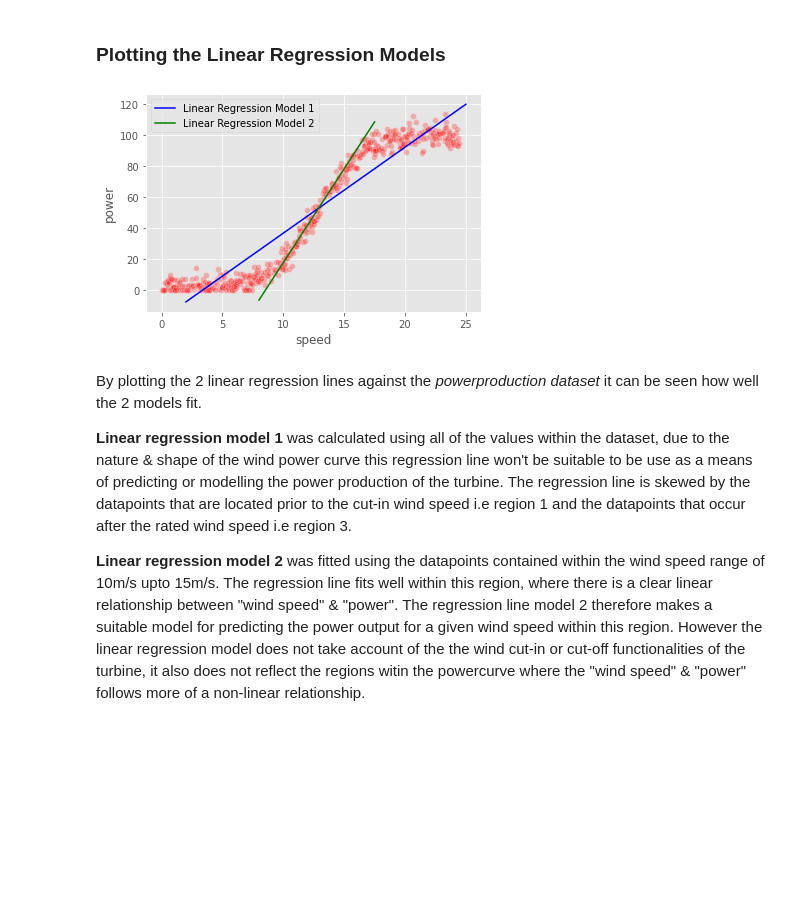
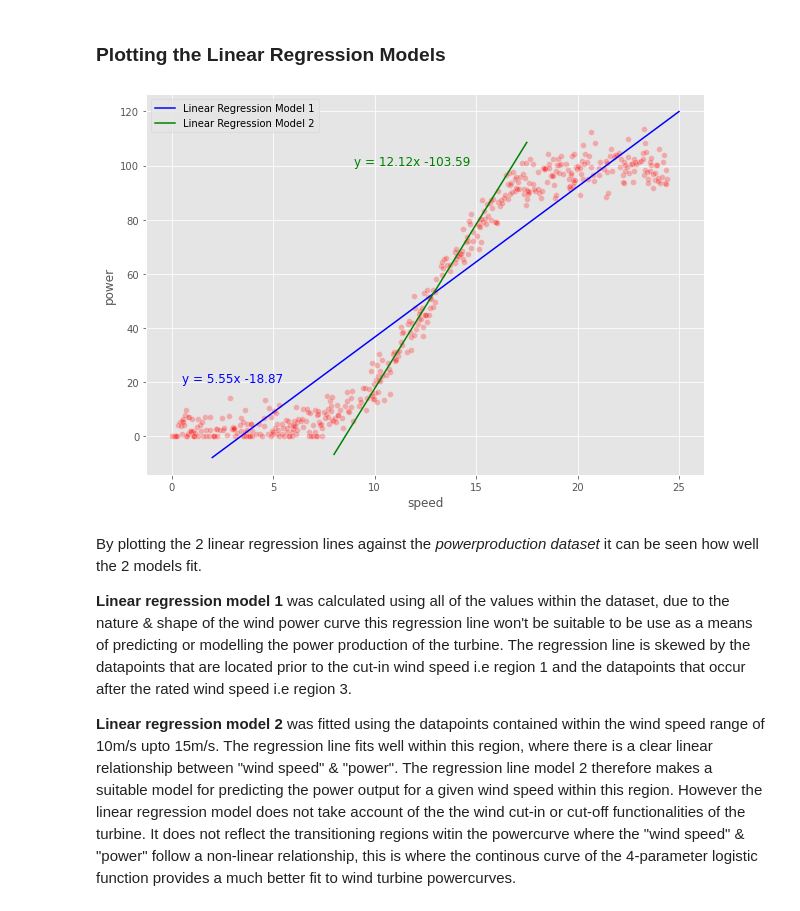
Before and after one commit to PaulSweeney89/FDA-Project2020, a Jupyter notebook: windpower.ipynb, the cells around one changed output. Drawn from its saved outputs; the diff is of its cells as text; code cells hidden in the pictures; blank space fills up the shorter version.

```diff
--- a/windpower.ipynb
+++ b/windpower.ipynb
@@ -88 +96,7 @@ While the largest turbines with rotor diameters between 160 - 200m can produce u
+# %%
+# set plot style
+plt.style.use("ggplot")
+
+# Increase the size of the output plots
+plt.rcParams["figure.figsize"] = (10,7)
 # %%
@@ -560,15 +568,15 @@ from sklearn.linear_model import LinearRegression
 Using the full range of values within the cleaned dataset to determine the linear regression line model 1.
 # %%
 # Linear Regression Model using the full range of data wiwthin the Powerproduction Dataset
-x = df_clean["speed"].to_numpy().reshape(-1, 1)
-y = df_clean["power"].to_numpy()
+x_full = df_clean["speed"].to_numpy().reshape(-1, 1)
+y_full = df_clean["power"].to_numpy()
 
-model = LinearRegression().fit(x, y)
+model_1 = LinearRegression().fit(x_full, y_full)
 
-r_sq = model.score(x, y)
-print("Coefficient of Determination R^2 = ", r_sq)
-print("Model slope:    ", model.coef_[0])
-print("Model intercept:", model.intercept_)
+r_sq_1 = model_1.score(x_full, y_full)
+print("Coefficient of Determination R^2 = ", r_sq_1)
+print("Model slope:    ", model_1.coef_[0])
+print("Model intercept:", model_1.intercept_)
 # %% [output]
 Coefficient of Determination R^2 =  0.9025487607456801
 Model slope:     5.550990899442821
@@ -584,15 +592,15 @@ def f1(x):
 Using the reduced range of values within the windspeed range from 10m/s upto 15m/s to determine the linear regression line model 2.
 # %%
 # Linear Regression Model using reduced range of data wiwthin the Powerproduction Dataset
-x = df_sel["speed"].to_numpy().reshape(-1, 1)
-y = df_sel["power"].to_numpy()
+x_sel = df_sel["speed"].to_numpy().reshape(-1, 1)
+y_sel = df_sel["power"].to_numpy()
 
-model = LinearRegression().fit(x, y)
+model_2 = LinearRegression().fit(x_sel, y_sel)
 
-r_sq = model.score(x, y)
-print("Coefficient of Determination R^2 = ", r_sq)
-print("Model slope:    ", model.coef_[0])
-print("Model intercept:", model.intercept_)
+r_sq_2 = model_2.score(x_sel, y_sel)
+print("Coefficient of Determination R^2 = ", r_sq_2)
+print("Model slope:    ", model_2.coef_[0])
+print("Model intercept:", model_2.intercept_)
 # %% [output]
 Coefficient of Determination R^2 =  0.9445216019522475
 Model slope:     12.121446383379494
@@ -614,20 +622,26 @@ x_2 = np.linspace(8, 17.5, 20)
 # %%
 # Linear Regression Model 1 Plot
 sns.lineplot(x=x_1, y=f1(x_1), color='b')
 
 # Linear Regression Model 2 Plot
 sns.lineplot(x=x_2, y=f2(x_2), color='g')
 
+# provide plot legend
 plt.legend(labels=['Linear Regression Model 1', 'Linear Regression Model 2'])
 
+# include regresion line equations on plots
+plt.text(0.5, 20, 'y = {}x {}'.format(round(model_1.coef_[0], 2), round(model_1.intercept_, 2)), color='blue', size=12)
+plt.text(9, 100, 'y = {}x {}'.format(round(model_2.coef_[0], 2), round(model_2.intercept_, 2)), color='green', size=12)
+
 # Powerproduction Dataset Plot
-sns.scatterplot(data=df_clean, x="speed", y="power", color='r', alpha=0.25);
+sns.scatterplot(data=df_clean, x="speed", y="power", color='r', alpha=0.25)
+plt.show()
 # %% [output]
-[figure, old version]
+[figure, new version]
 # %% [markdown]
 By plotting the 2 linear regression lines against the *powerproduction dataset* it can be seen how well the 2 models fit.
 
 **Linear regression model 1** was calculated using all of the values within the dataset, due to the nature & shape of the wind power curve this regression line won't be suitable to be use as a means of predicting or modelling the power production of the turbine. The regression line is skewed by the datapoints that are located prior to the cut-in wind speed i.e region 1 and the datapoints that occur after the rated wind speed i.e region 3.
 
 **Linear regression model 2** was fitted using the datapoints contained within the wind speed range of 10m/s upto 15m/s. The regression line fits well within this region, where there is a clear linear relationship between "wind speed" & "power". The regression line model 2 therefore makes a suitable model for predicting the power output for a given wind speed within this region.
-However the linear regression model does not take account of the the wind cut-in or cut-off functionalities of the turbine, it also does not reflect the regions witin the powercurve where the "wind speed" & "power" follows more of a non-linear relationship.
+However the linear regression model does not take account of the the wind cut-in or cut-off functionalities of the turbine. It does not reflect the transitioning regions witin the powercurve where the "wind speed" & "power" follow a non-linear relationship, this is where the continous curve of the 4-parameter logistic function provides a much better fit to wind turbine powercurves.
```
Also changed, not shown: parts of 26 cells of this notebook.
